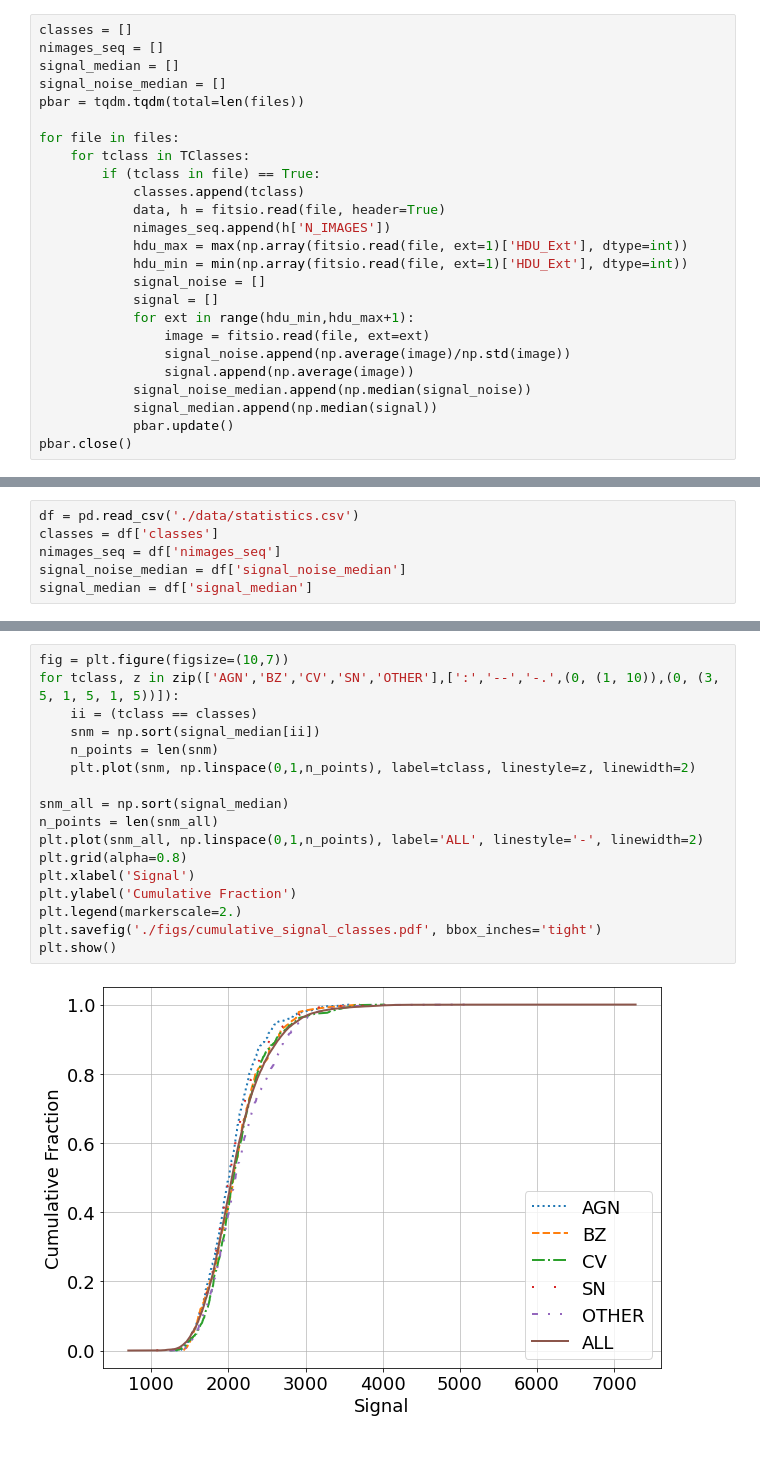
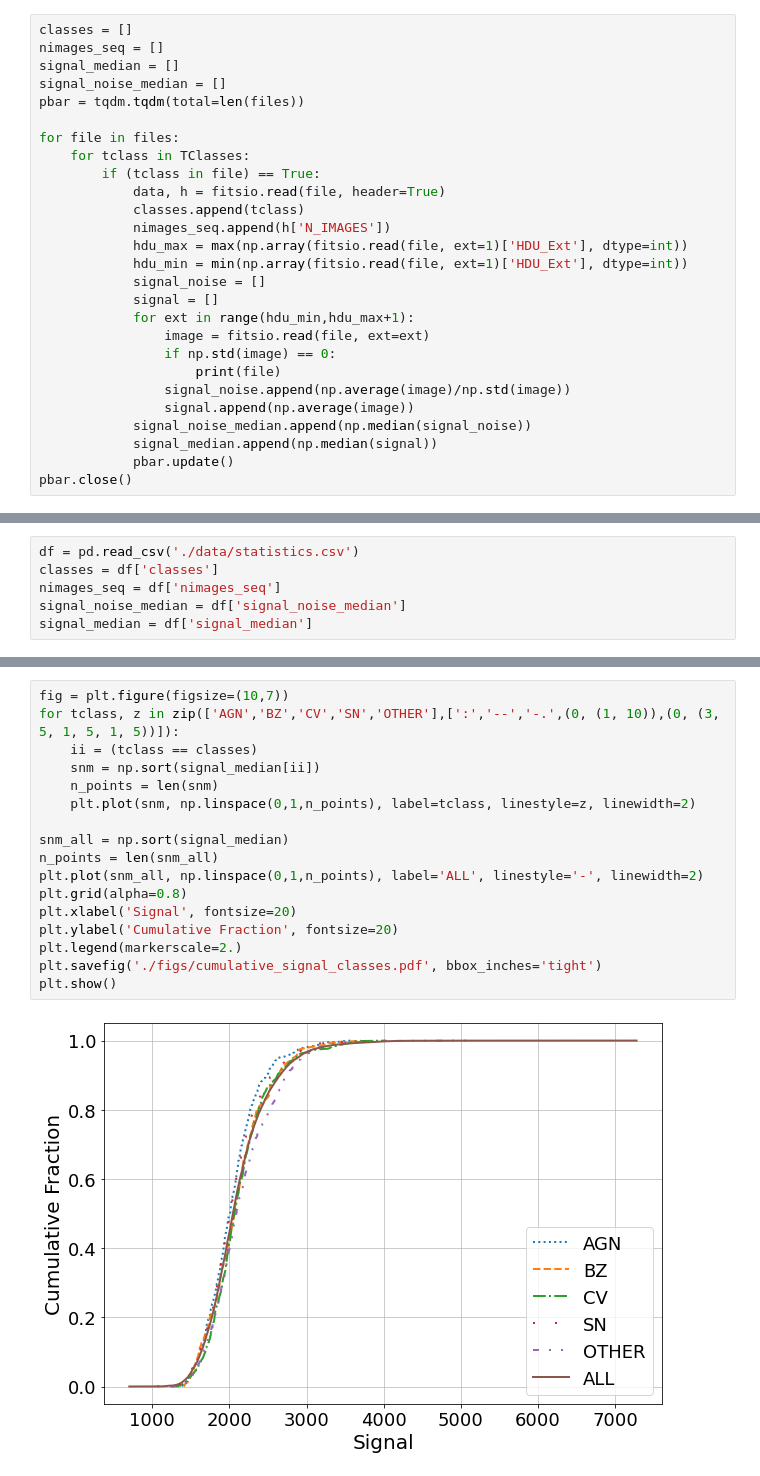
Before and after one commit to jsuarez314/tao, a Jupyter notebook: Explore_dataset.ipynb, the cells around one changed output, grey strips where cells are left out. Cells and saved outputs as stored; diff of their text form; blank space fills up the shorter version.

```diff
--- a/Explore_dataset.ipynb
+++ b/Explore_dataset.ipynb
@@ -21,8 +24,8 @@ pbar = tqdm.tqdm(total=len(files))
 for file in files:
     for tclass in TClasses:
         if (tclass in file) == True:
+            data, h = fitsio.read(file, header=True)
             classes.append(tclass)
-            data, h = fitsio.read(file, header=True)
             nimages_seq.append(h['N_IMAGES'])
             hdu_max = max(np.array(fitsio.read(file, ext=1)['HDU_Ext'], dtype=int))
             hdu_min = min(np.array(fitsio.read(file, ext=1)['HDU_Ext'], dtype=int))
@@ -30,6 +33,8 @@ for file in files:
             signal = []
             for ext in range(hdu_min,hdu_max+1):
                 image = fitsio.read(file, ext=ext)
+                if np.std(image) == 0:
+                    print(file)
                 signal_noise.append(np.average(image)/np.std(image))
                 signal.append(np.average(image))
             signal_noise_median.append(np.median(signal_noise))
@@ -153,22 +158,22 @@ plt.show()
 # %%
 fig = plt.figure(figsize=(10,7))
 for tclass, z in zip(['AGN','BZ','CV','SN','OTHER'],[':','--','-.',(0, (1, 10)),(0, (3, 5, 1, 5, 1, 5))]):
     ii = (tclass == classes)
     snm = np.sort(signal_median[ii])
     n_points = len(snm)
     plt.plot(snm, np.linspace(0,1,n_points), label=tclass, linestyle=z, linewidth=2)
 
 snm_all = np.sort(signal_median)
 n_points = len(snm_all)
 plt.plot(snm_all, np.linspace(0,1,n_points), label='ALL', linestyle='-', linewidth=2)
 plt.grid(alpha=0.8)
-plt.xlabel('Signal')
-plt.ylabel('Cumulative Fraction')
+plt.xlabel('Signal', fontsize=20)
+plt.ylabel('Cumulative Fraction', fontsize=20)
 plt.legend(markerscale=2.)
 plt.savefig('./figs/cumulative_signal_classes.pdf', bbox_inches='tight')
 plt.show()
 # %% [output]
-[figure, old version]
+[figure, new version]
 # %%
 fig = plt.figure(figsize=(10,7))
 
```
Also changed, not shown: parts of 10 cells of this notebook, 20 other files.
